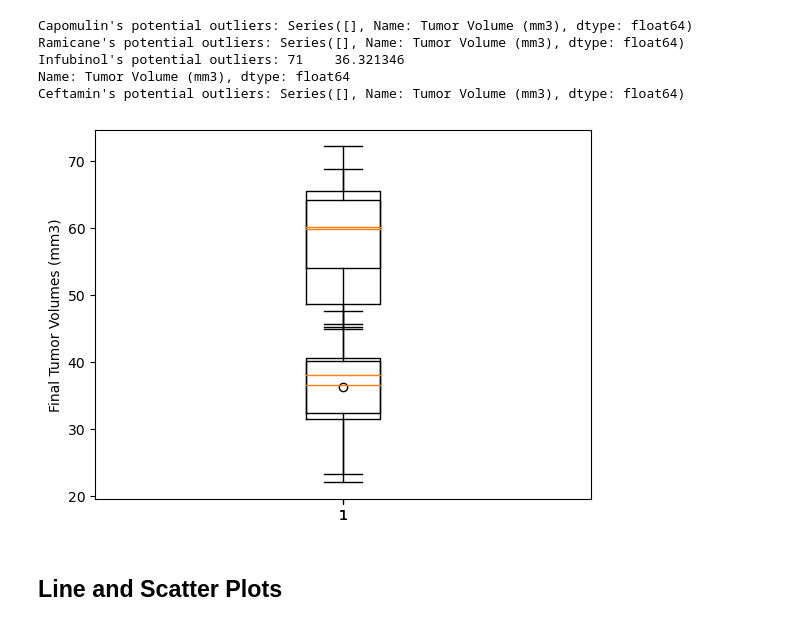
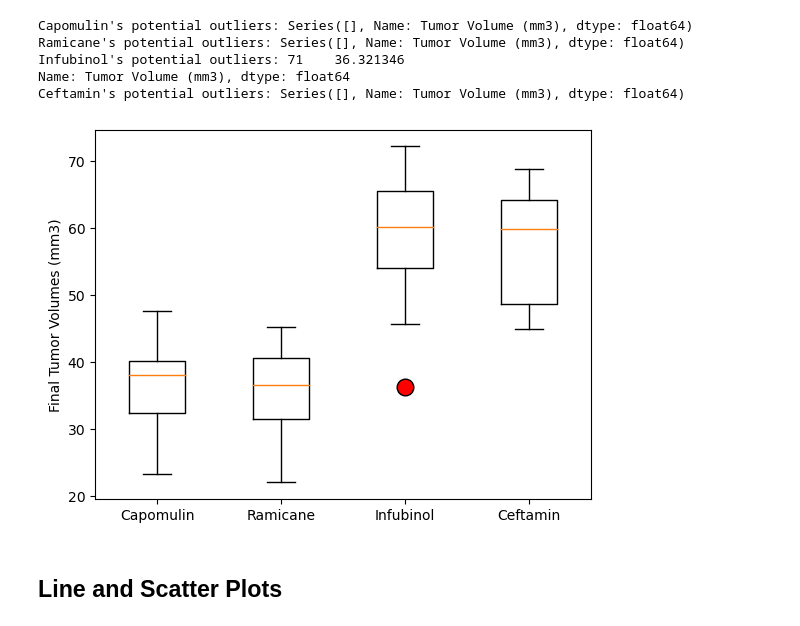
Before and after one commit to andcetera/pymaceuticals-study, a Jupyter notebook: Project Folder/pymaceuticals.ipynb, the cells around one changed output. Saved outputs shown, nothing was run; the diff lists cells and outputs as text; code cells hidden in the pictures.

Commit message:
happy little boxplots

```diff
--- a/Project Folder/pymaceuticals.ipynb
+++ b/Project Folder/pymaceuticals.ipynb
@@ -258,14 +273,17 @@ Ceftamin's potential outliers: Series([], Name: Tumor Volume (mm3), dtype: float
 # %%
 # Generate a box plot that shows the distrubution of the tumor volume for each treatment group.
 
+# Graph boxplots for above data
 fig, ax = plt.subplots()
-pos = np.arange(len(tumor_data))+1
-for x in range(len(treatments)):
-    ax.boxplot(tumor_data[x])
+pos = np.arange(len(tumor_data)) + 1
+bp = ax.boxplot(tumor_data, positions=pos, labels=treatments)
+
+# Format and label graph
+plt.setp(bp['fliers'], markerfacecolor='red', markersize=12)
 plt.ylabel('Final Tumor Volumes (mm3)')
 plt.show()
 # %% [output]
-[figure, old version]
+[figure, new version]
 # %% [markdown]
 ## Line and Scatter Plots
 # %%
```
Also changed, not shown: parts of 13 cells of this notebook.
